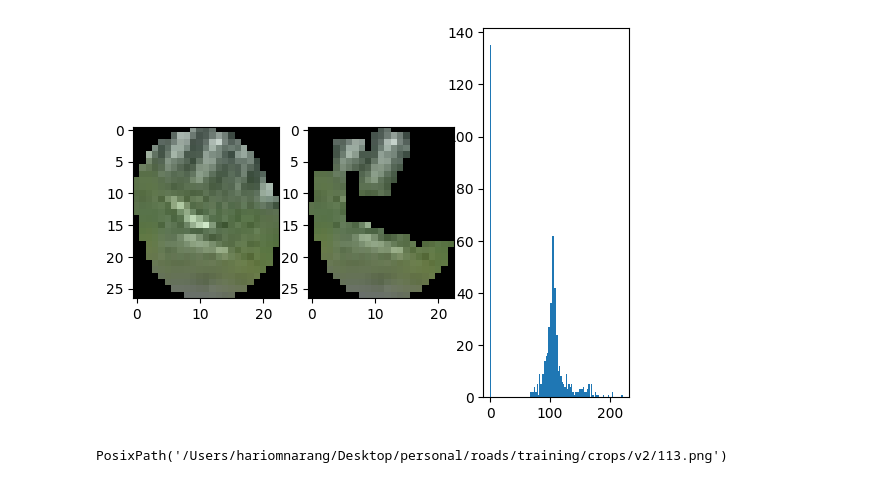
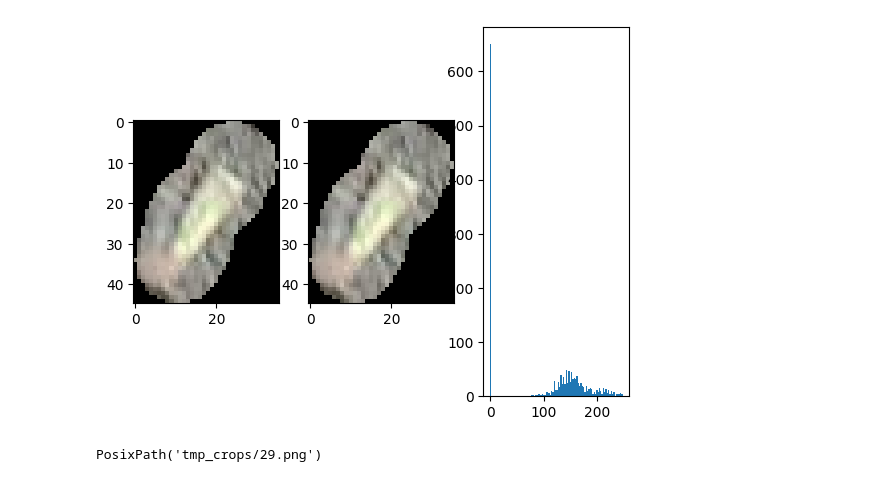
Before and after one commit to narang99/roads, a Jupyter notebook: training/notebook/extract_garbage.ipynb, the cells around one changed output. Drawn from its saved outputs; the diff is of its cells as text; code cells hidden in the pictures.

```diff
--- a/training/notebook/extract_garbage.ipynb
+++ b/training/notebook/extract_garbage.ipynb
@@ -106,6 +85,7 @@ def crop_from_mask(image, mask, pad=0):
 
     ys, xs = np.where(mask)
     if len(xs) == 0:
+        return None, None
         raise ValueError("Mask is empty")
 
     y1, y2 = ys.min(), ys.max()
@@ -143,13 +123,16 @@ def extract_from_single_result(content):
     img = cv2.imread(p)
     img = cv2.cvtColor(img, cv2.COLOR_BGR2RGB)
     result = []
-    for annot in content["annotations"]:
+    for i, annot in enumerate(content["annotations"]):
         for res in annot["result"]:
             # content["annotations"][0]["result"][0]
             # res["original_width"]
             mask = rle_to_mask(res["value"]["rle"], res["original_height"], res["original_width"])
             # print("mask for img=", p)
             crop, _ = crop_from_mask(img, mask)
+            if crop is None:
+                print("warning: found empty mask for i =", i)
+                continue
             result.append(crop)
     return result
 
@@ -238,29 +222,31 @@ BROWN_UPPER = (30, 200, 200)
 
 GRAY_LOWER = (0, 0, 40)
 GRAY_UPPER = (180, 40, 220)
+# %%
+index = 3
 # %%
-index = 114
+# index = 3
 
 img = crops[index].copy()
 # img, _ = remove_hsv_range(img, GRAY_LOWER, GRAY_UPPER)
 # print(img.shape)
 
 
 img2 = img
 # img2 = _crop_centre(img, 10)
-# img2 = _crop_edge(img, 10, 10, 9, 20)
+# img2 = _crop_edge(img, 0, 0, 27, 100)
 
 gray = cv2.cvtColor(img2, cv2.COLOR_RGB2GRAY)
 # Threshold (adjust value if needed)
-# _, mask = cv2.threshold(gray, 0, 255, cv2.THRESH_BINARY + cv2.THRESH_OTSU)
-_, mask = cv2.threshold(gray, 100, 255, cv2.THRESH_BINARY)
+_, mask = cv2.threshold(gray, 0, 255, cv2.THRESH_BINARY + cv2.THRESH_OTSU)
+_, mask = cv2.threshold(gray, 0, 255, cv2.THRESH_BINARY)
 
 
 
-mask = _do_morphology(mask)
+# mask = _do_morphology(mask)
 
 
 extracted = cv2.bitwise_and(img2, img2, mask=mask)
 _show(img, gray, extracted)
 # %% [output]
-[figure, old version]
+[figure, new version]
@@ -267,4 +258,4 @@ _show(img, gray, extracted)
 # %%
-saver.save(extracted, index)
+saver.save(img, index)
 # %% [output]
-PosixPath('/Users/hariomnarang/Desktop/personal/roads/training/crops/v2/113.png')
+PosixPath('tmp_crops/29.png')
```
Also changed, not shown: parts of 6 cells of this notebook, 13 other files.
